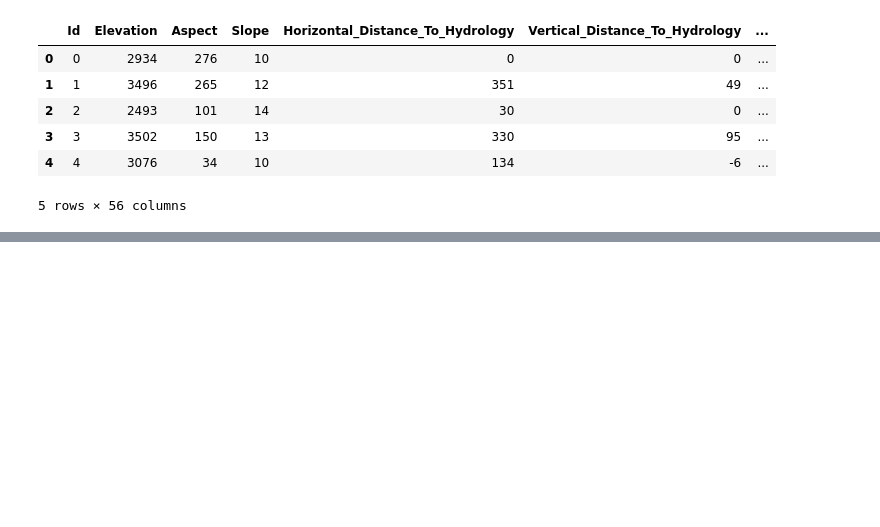
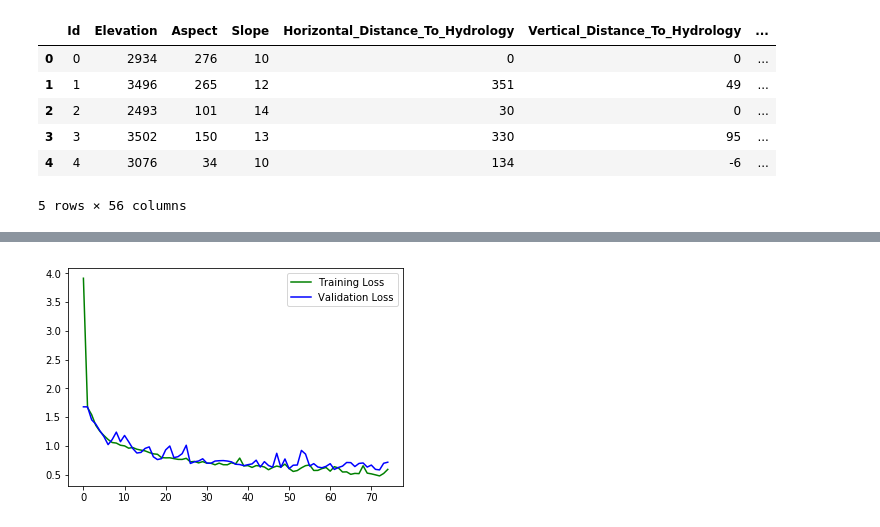
Before and after one commit to dskaustubh/Forest-Cover-Classifier, a Jupyter notebook: forest_cover_classifier.ipynb, the cells around one changed output, grey strips where cells are left out. Drawn from its saved outputs; the diff is of its cells as text; code cells hidden in the pictures; blank space fills up the shorter version.

```diff
--- a/forest_cover_classifier.ipynb
+++ b/forest_cover_classifier.ipynb
@@ -72,6 +245,6 @@ X_train, X_test, y_train, y_test = train_test_split(X, y,test_size=0.2, random_s
 # %%
 model = keras.Sequential([
-keras.layers.Dense(512,input_shape=(55,)),
+keras.layers.Dense(512,input_shape=(53,)),
 keras.layers.Dense(512, activation="relu"),
 keras.layers.Dense(512, activation="relu"),
 keras.layers.Dense(512, activation="relu"),
@@ -157,0 +261,2 @@ Predicted: 2 Actual: 2
+# %%
+history=model.fit(X_train,y_train, epochs=75,validation_data=(X_test, y_test))
@@ -157,0 +281,8 @@ Predicted: 2 Actual: 2
+# %%
+plt.figure(0)
+plt.plot(history.history['loss'],'g',label='Training Loss')
+plt.plot(history.history['val_loss'],'b',label='Validation Loss')
+plt.legend()
+plt.show()
+# %% [output]
+[figure, added]
```
Also changed, not shown: parts of 28 cells of this notebook.
